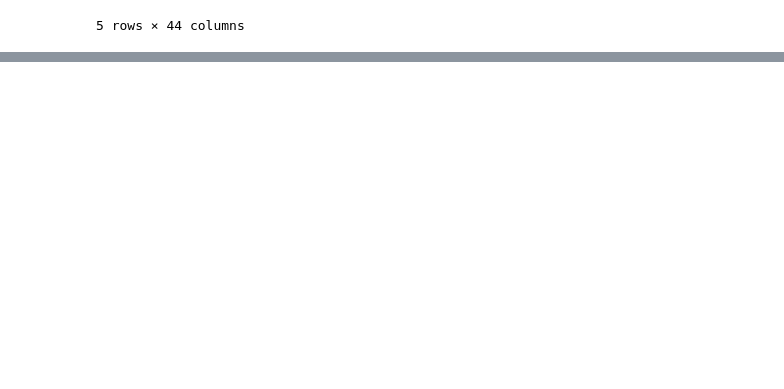
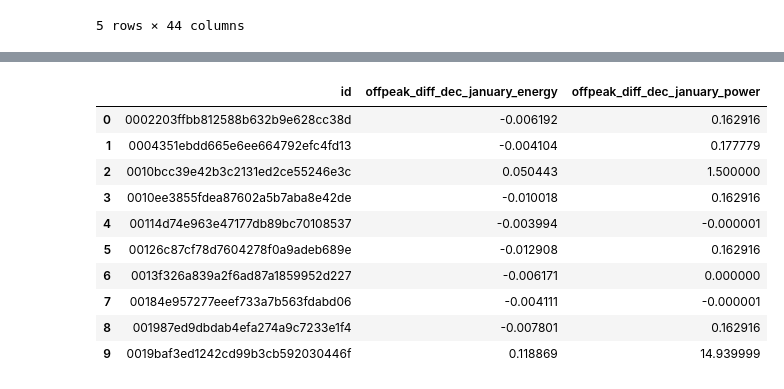
Before and after one commit to AshikurIST/BCG-X--internship, a Jupyter notebook: BCG_X internship.ipynb, the cells around one changed output, grey strips where cells are left out. Drawn from its saved outputs; the diff is of its cells as text; code cells hidden in the pictures; blank space fills up the shorter version.

```diff
--- a/BCG_X internship.ipynb
+++ b/BCG_X internship.ipynb
@@ -380,0 +411,26 @@ cln_data.head()
+# %%
+# Group off-peak prices by companies and month
+monthly_price_by_id = price_data.groupby(['id', 'price_date']).agg({'price_off_peak_var': 'mean', 'price_off_peak_fix': 'mean'}).reset_index()
+
+# Get january and december prices
+jan_prices = monthly_price_by_id.groupby('id').first().reset_index()
+dec_prices = monthly_price_by_id.groupby('id').last().reset_index()
+
+# Calculate the difference
+diff = pd.merge(dec_prices.rename(columns={'price_off_peak_var': 'dec_1', 'price_off_peak_fix': 'dec_2'}), jan_prices.drop(columns='price_date'), on='id')
+diff['offpeak_diff_dec_january_energy'] = diff['dec_1'] - diff['price_off_peak_var']
+diff['offpeak_diff_dec_january_power'] = diff['dec_2'] - diff['price_off_peak_fix']
+diff = diff[['id', 'offpeak_diff_dec_january_energy','offpeak_diff_dec_january_power']]
+diff.head(10)
+# %% [output]
+|  | id | offpeak_diff_dec_january_energy | offpeak_diff_dec_january_power |
+| 0 | 0002203ffbb812588b632b9e628cc38d | -0.006192 | 0.162916 |
+| 1 | 0004351ebdd665e6ee664792efc4fd13 | -0.004104 | 0.177779 |
+| 2 | 0010bcc39e42b3c2131ed2ce55246e3c | 0.050443 | 1.500000 |
+| 3 | 0010ee3855fdea87602a5b7aba8e42de | -0.010018 | 0.162916 |
+| 4 | 00114d74e963e47177db89bc70108537 | -0.003994 | -0.000001 |
+| 5 | 00126c87cf78d7604278f0a9adeb689e | -0.012908 | 0.162916 |
+| 6 | 0013f326a839a2f6ad87a1859952d227 | -0.006171 | 0.000000 |
+| 7 | 00184e957277eeef733a7b563fdabd06 | -0.004111 | -0.000001 |
+| 8 | 001987ed9dbdab4efa274a9c7233e1f4 | -0.007801 | 0.162916 |
+| 9 | 0019baf3ed1242cd99b3cb592030446f | 0.118869 | 14.939999 |
```
Also changed, not shown: parts of 32 cells of this notebook.
